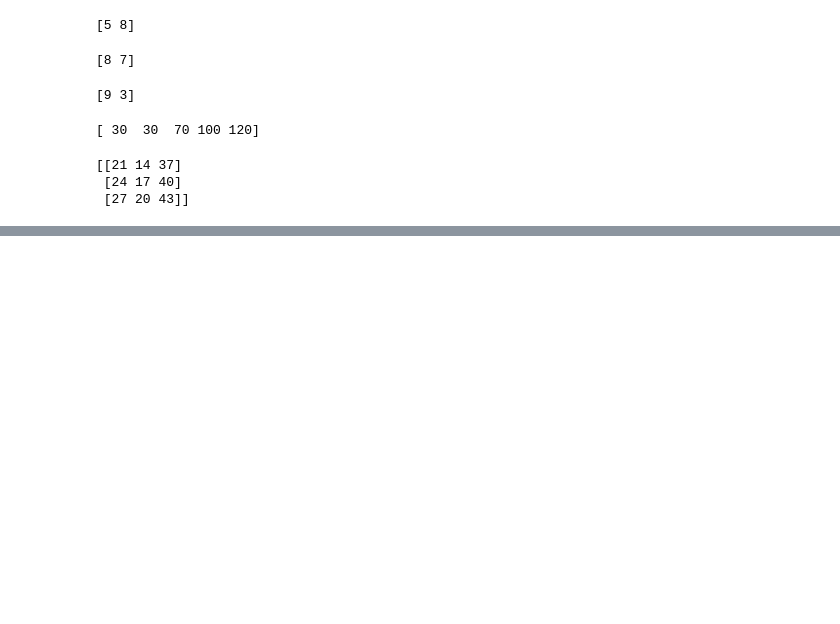
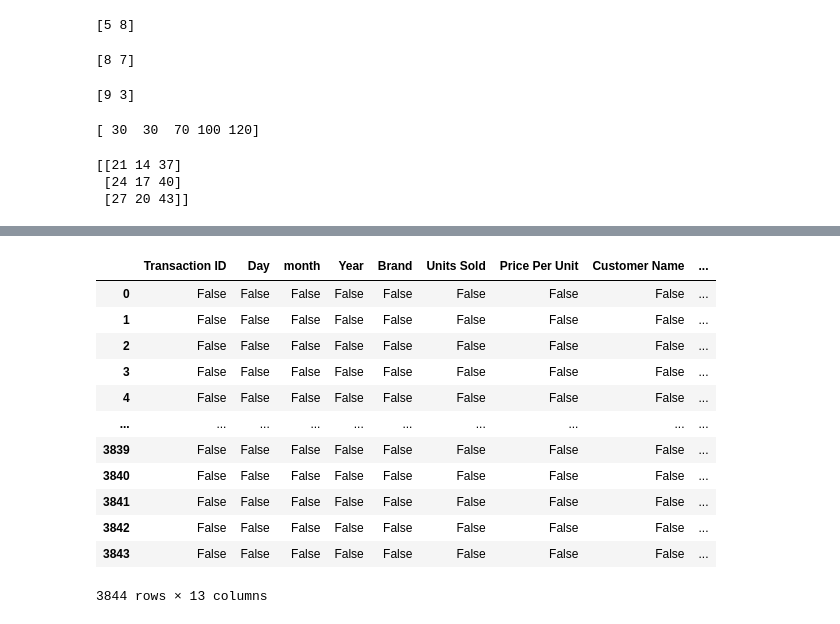
Before and after one commit to sanmesh4090/Data-science-, a Jupyter notebook: Adv.python/Numpy.ipynb, the cells around one changed output, grey strips where cells are left out. Cells and saved outputs as stored; diff of their text form; code cells hidden in the pictures; blank space fills up the shorter version.

```diff
--- a/Adv.python/Numpy.ipynb
+++ b/Adv.python/Numpy.ipynb
@@ -721,0 +786,17 @@ print(a+b)
+# %%
+#isnull
+df.isnull()
+# %% [output]
+|  | Transaction ID | Day | month | Year | Brand | Units Sold | Price Per Unit | Customer Name | ... |
+| 0 | False | False | False | False | False | False | False | False | ... |
+| 1 | False | False | False | False | False | False | False | False | ... |
+| 2 | False | False | False | False | False | False | False | False | ... |
+| 3 | False | False | False | False | False | False | False | False | ... |
+| 4 | False | False | False | False | False | False | False | False | ... |
+| ... | ... | ... | ... | ... | ... | ... | ... | ... | ... |
+| 3839 | False | False | False | False | False | False | False | False | ... |
+| 3840 | False | False | False | False | False | False | False | False | ... |
+| 3841 | False | False | False | False | False | False | False | False | ... |
+| 3842 | False | False | False | False | False | False | False | False | ... |
+| 3843 | False | False | False | False | False | False | False | False | ... |
+3844 rows × 13 columns
```
Also changed, not shown: parts of 12 cells of this notebook, 1 other file.
